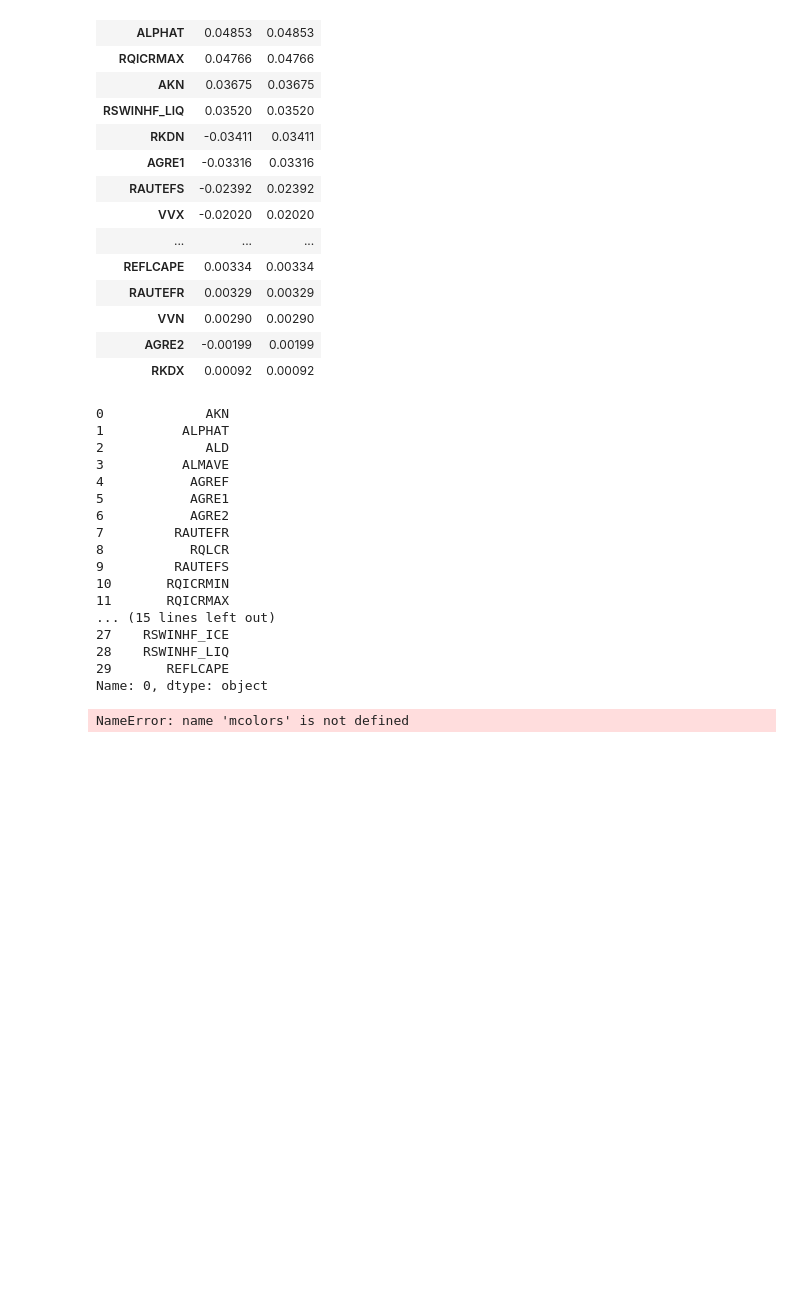
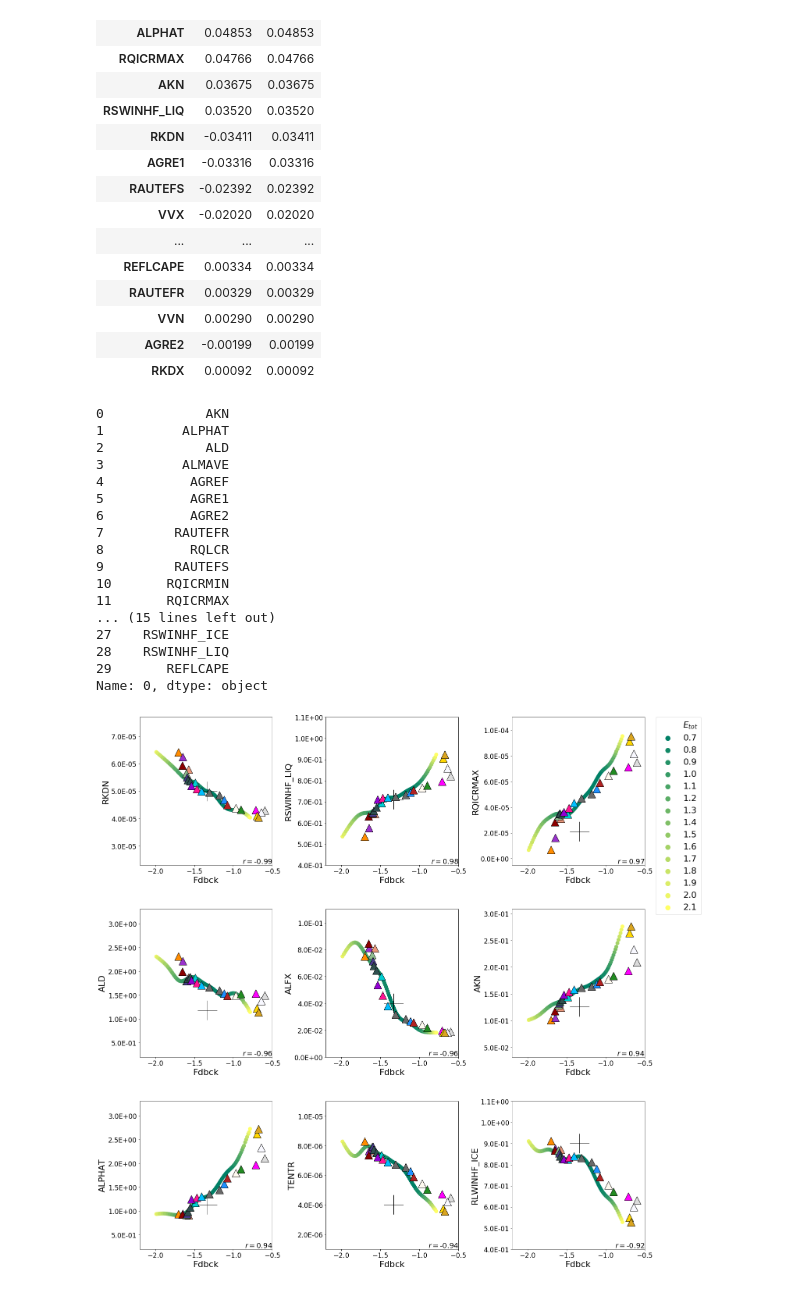
Before and after one commit to speatier/CNRMppe_save, a Jupyter notebook: PPE/PPE_paper_1/MultiLinReg/Final_total.ipynb, the cells around one changed output. Saved outputs shown, nothing was run; the diff lists cells and outputs as text; code cells hidden in the pictures; blank space fills up the shorter version.

Commit message:
modify figure S10

```diff
--- a/PPE/PPE_paper_1/MultiLinReg/Final_total.ipynb
+++ b/PPE/PPE_paper_1/MultiLinReg/Final_total.ipynb
@@ -2850,7 +2851,8 @@ r[0,1].round(decimals=2)
 # %%
 from matplotlib.axis import Axis
 
-def plot_param(df, param_y, p1_feedback, p1_params, xlabel, ylabel, hue, colors, colors_select,
+def plot_param(df, param_y, x_select_df, p1_feedback, p1_params, xlabel, ylabel,
+               hue, colors, colors_select,
                param_names, xlim_y, ax):
 
     r = np.corrcoef(x_select_df['feedback'], x_select_df[param_y])[0,1].round(decimals=2)
@@ -2862,13 +2864,12 @@ def plot_param(df, param_y, p1_feedback, p1_params, xlabel, ylabel, hue, colors,
              markersize=50)
 
     cpt=0
-    #for i in colors_select :
+    for i in colors_select :
 
-    #    ax.plot(x_select_df['feedback_runs'][cpt], x_select_df[param_y][cpt], markerfacecolor=i,
-    #            marker='^',
-    #            linewidth=0, label='_nolegend_', markersize=20,
-    #            markeredgecolor='black', zorder=10)
-    #    cpt+=1
+        plt.plot(x_select_df['feedback_runs'][cpt], x_select_df[param_y][cpt],
+                color='black',  markerfacecolor=i, marker='^', linewidth=0,
+                 label='_nolegend_', markersize=20)
+        cpt+=1
 
     plt.text(1,0,r'$r= $'+str(r),horizontalalignment='right',
              verticalalignment='bottom', transform = ax.transAxes, fontsize=18)
@@ -3056,11 +3057,15 @@ param_names
 29       REFLCAPE
 Name: 0, dtype: object
 # %%
+import matplotlib.colors as mcolors
+import random
+
 df=sol_df_2
 hue = df['$E_{tot}$']
 legend = df['$E_{tot}$']
 xlabel = 'Fdbck'
 colors = plt.cm.get_cmap('summer')
+
 st=30
 plt_colors = list(mcolors.CSS4_COLORS.keys())
 colors_select = plt_colors[st:st+23]
@@ -3070,32 +3075,32 @@ plt.subplots(figsize=(20,20))
 ax={}
 
 list_strong_param = [16,28,11,2,22,0,1,18,25]
 
 cpt=1
 
 for i in list_strong_param :
 
     plt.subplot(3,3,cpt)
     ax[str(i)] = plt.gca()
     param_y= 'x'+str(i+1)
     ylabel = param_names[i]
     xlim_y = xlim[i]
-    plot_param(df, param_y, p1_feedbacks, p1_params, xlabel, ylabel, hue, colors,
+    plot_param(df, param_y, x_select_df, p1_feedbacks, p1_params, xlabel, ylabel, hue, colors,
                colors_select, param_names, xlim_y, ax[str(i)])
     cpt+=1
 
 
 #Ajustement des subplots
 plt.tight_layout()
 plt.subplots_adjust(hspace = 0.30)
 plt.legend(fontsize=22, bbox_to_anchor=(1.05, 3.63), loc=2, markerscale=2) #, bbox_to_anchor=(1.05, 7.5), loc=2
 
 # Enregistrer la figure .....................
 
 plt.savefig("/data/home/globc/peatier/figures/param_fdbck_optim2.png",
         orientation='portrait', bbox_inches='tight', pad_inches=0.1)
 
 # Show la figure .................
 plt.show()
 # %% [output]
-NameError: name 'mcolors' is not defined
+[figure, added]
```
Also changed, not shown: parts of 1 cell of this notebook.
